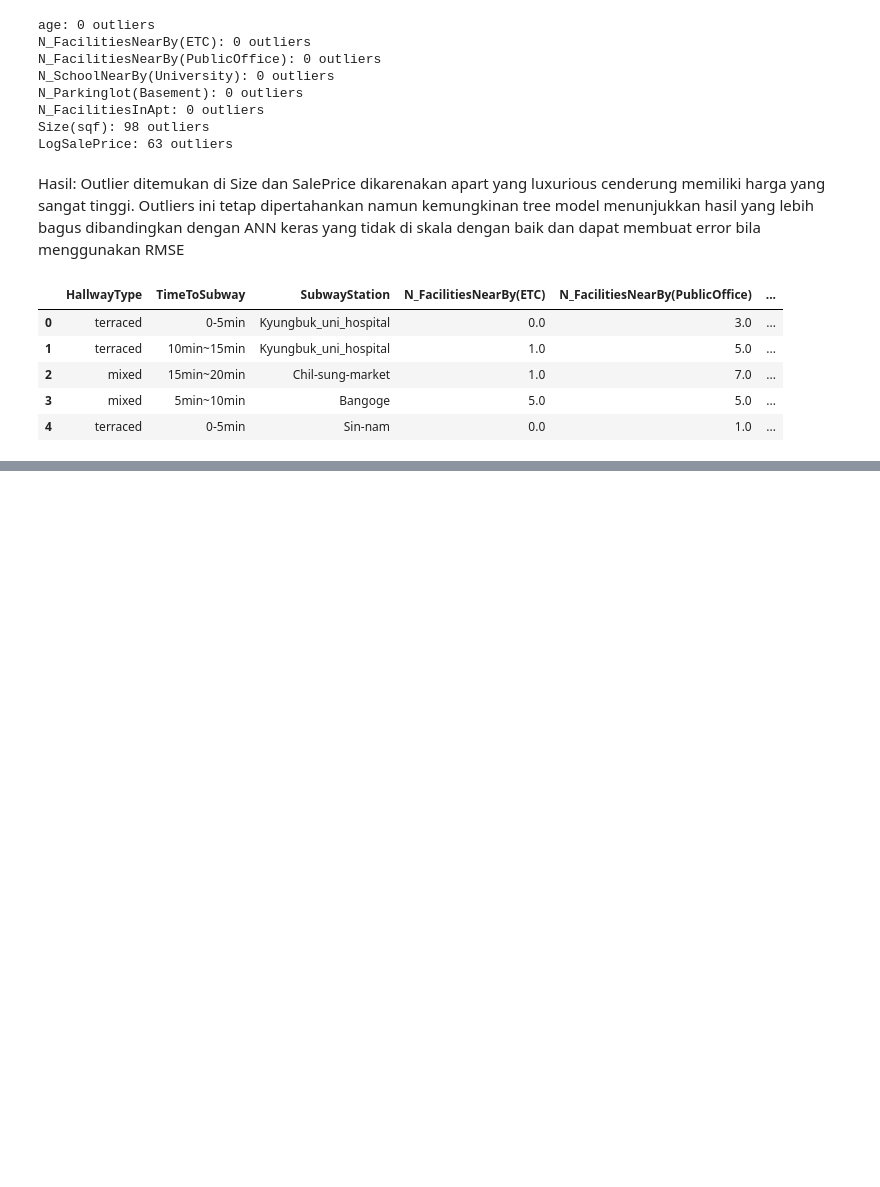
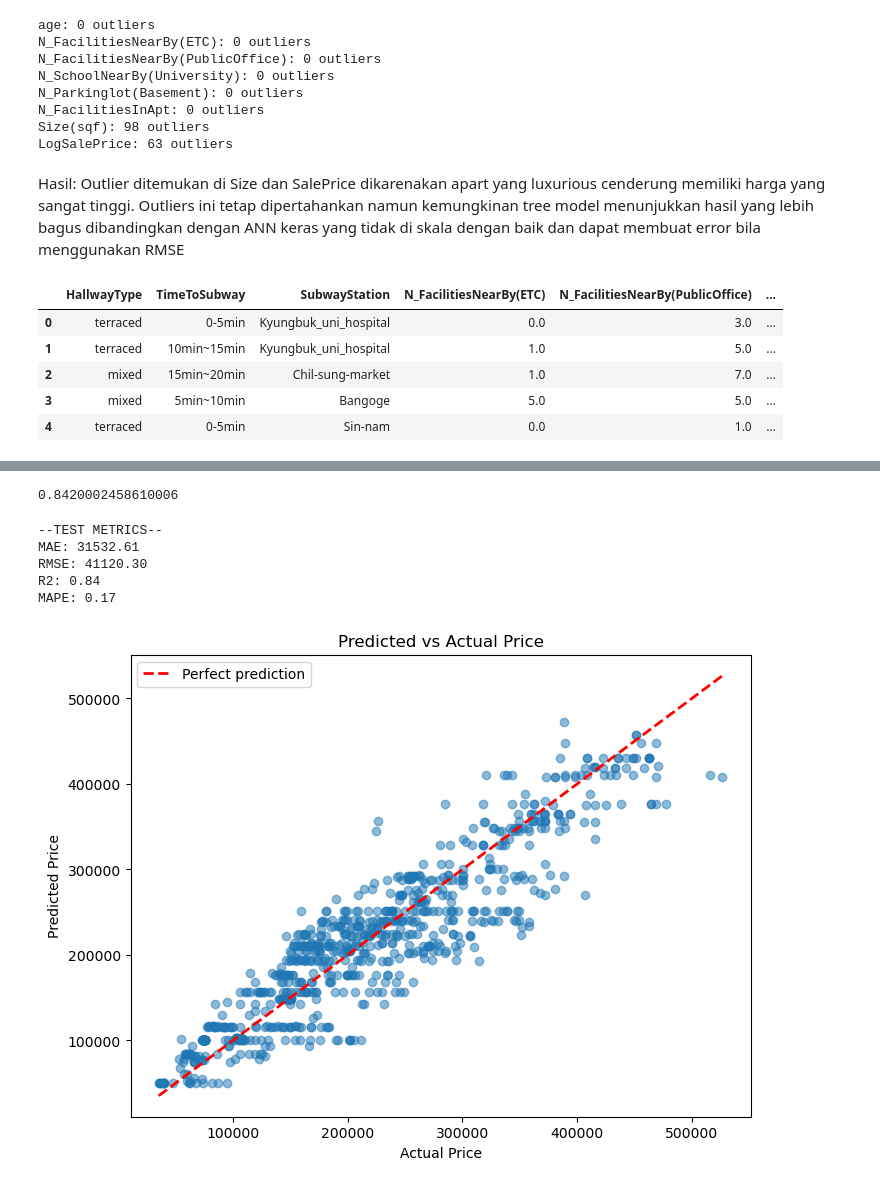
Before and after one commit to 0xVanes/JCAIE, a Jupyter notebook: capstoneprojects/Capstone2/Capstone2.ipynb, the cells around one changed output, grey strips where cells are left out. Saved outputs shown, nothing was run; the diff lists cells and outputs as text; code cells hidden in the pictures; blank space fills up the shorter version.

```diff
--- a/capstoneprojects/Capstone2/Capstone2.ipynb
+++ b/capstoneprojects/Capstone2/Capstone2.ipynb
@@ -564,0 +662,4 @@ from sklearn.model_selection import train_test_split, GridSearchCV
+# %%
+#drop yearbuilt
+df = df.drop(columns=['YearBuilt'])
+df.info()
@@ -578,0 +1029,7 @@ from sklearn.model_selection import train_test_split, GridSearchCV
+# %%
+#Split pertama: 80% training, 20% sisanya
+dataRF_train, dataRF_test, hasilRF_train, hasilRF_test = train_test_split(the_datas, the_output_logSale, test_size = 0.2, random_state=42)
+
+#CHECK!
+print("Train:", dataRF_train.shape, hasilRF_train.shape) #80% = 3298.4
+print("Test:", dataRF_test.shape, hasilRF_test.shape) #20% = 824.6
@@ -578,0 +1039,16 @@ from sklearn.model_selection import train_test_split, GridSearchCV
+# %%
+modelRF = RandomForestRegressor(random_state=42)
+grid_param = {
+    'n_estimators': [100, 200, 300],
+    'max_depth': [None, 10, 20, 30],
+    'min_samples_split': [2,5,10],
+    'min_samples_leaf': [1,2,4],
+    'max_features': ['sqrt', 'log2', 0.5, 0.7, 0.9, 1.0]
+}
+modelRF_grid = GridSearchCV(modelRF, grid_param, cv=5, scoring='r2', verbose=2)
+
+modelRF_grid.fit(dataRF_train, hasilRF_train)
+
+print(f'''Best param: {modelRF_grid.best_params_}
+Best CV R2: {modelRF_grid.best_score_}
+Best RF: {modelRF_grid.best_estimator_}''')
@@ -578,0 +1073,40 @@ from sklearn.model_selection import train_test_split, GridSearchCV
+# %%
+#Evaluate modelRF_grid
+bestRF = modelRF_grid.best_estimator_
+hasilRF_pred = np.expm1(bestRF.predict(dataRF_test))
+hasilRF_asli = np.expm1(hasilRF_test)
+modelRF_grid.score(dataRF_test, hasilRF_test)
+# %% [output]
+0.8420002458610006
+# %%
+mae_RF = mean_absolute_error(hasilRF_asli, hasilRF_pred)
+rmse_RF = np.sqrt(mean_squared_error(hasilRF_asli, hasilRF_pred))
+r2_RF = r2_score(hasilRF_asli, hasilRF_pred)
+mape_RF = mean_absolute_percentage_error(hasilRF_asli, hasilRF_pred)
+
+print(f'''--TEST METRICS--
+MAE: {mae_RF:.2f}
+RMSE: {rmse_RF:.2f}
+R2: {r2_RF:.2f}
+MAPE: {mape_RF:.2f}
+''')
+# %% [output]
+--TEST METRICS--
+MAE: 31532.61
+RMSE: 41120.30
+R2: 0.84
+MAPE: 0.17
+# %%
+#Plot Predicted vs Actual
+plt.figure(figsize=(8,6))
+plt.scatter(hasilRF_asli, hasilRF_pred, alpha=0.5)
+plt.plot([hasilRF_asli.min(), hasilRF_asli.max()],
+         [hasilRF_asli.min(), hasilRF_asli.max()],
+         'r--', lw=2, label='Perfect prediction')
+plt.xlabel('Actual Price')
+plt.ylabel('Predicted Price')
+plt.title('Predicted vs Actual Price')
+plt.legend()
+plt.show()
+# %% [output]
+[figure, added]
```
Also changed, not shown: parts of 62 cells of this notebook, 7 other files.
